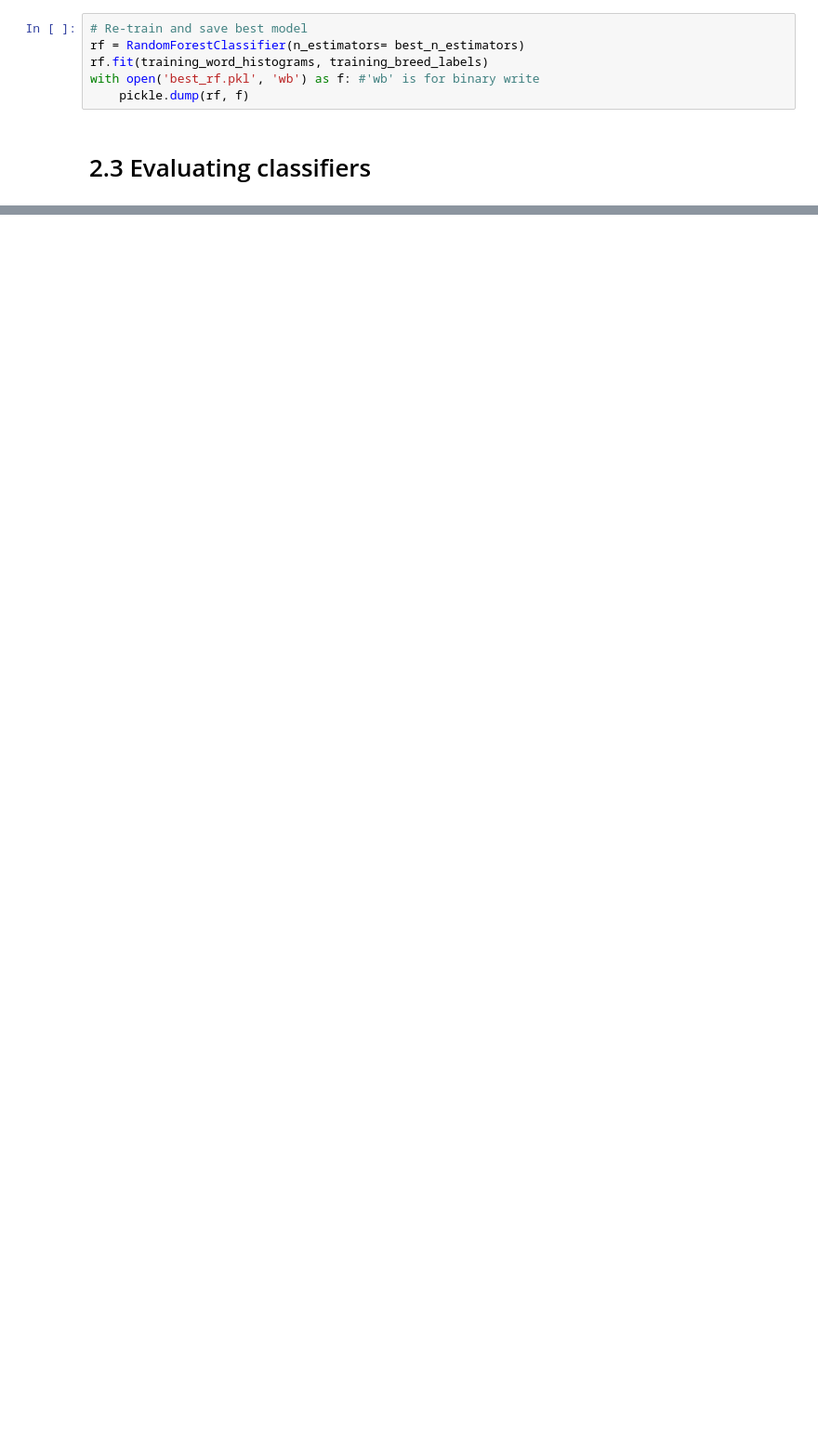
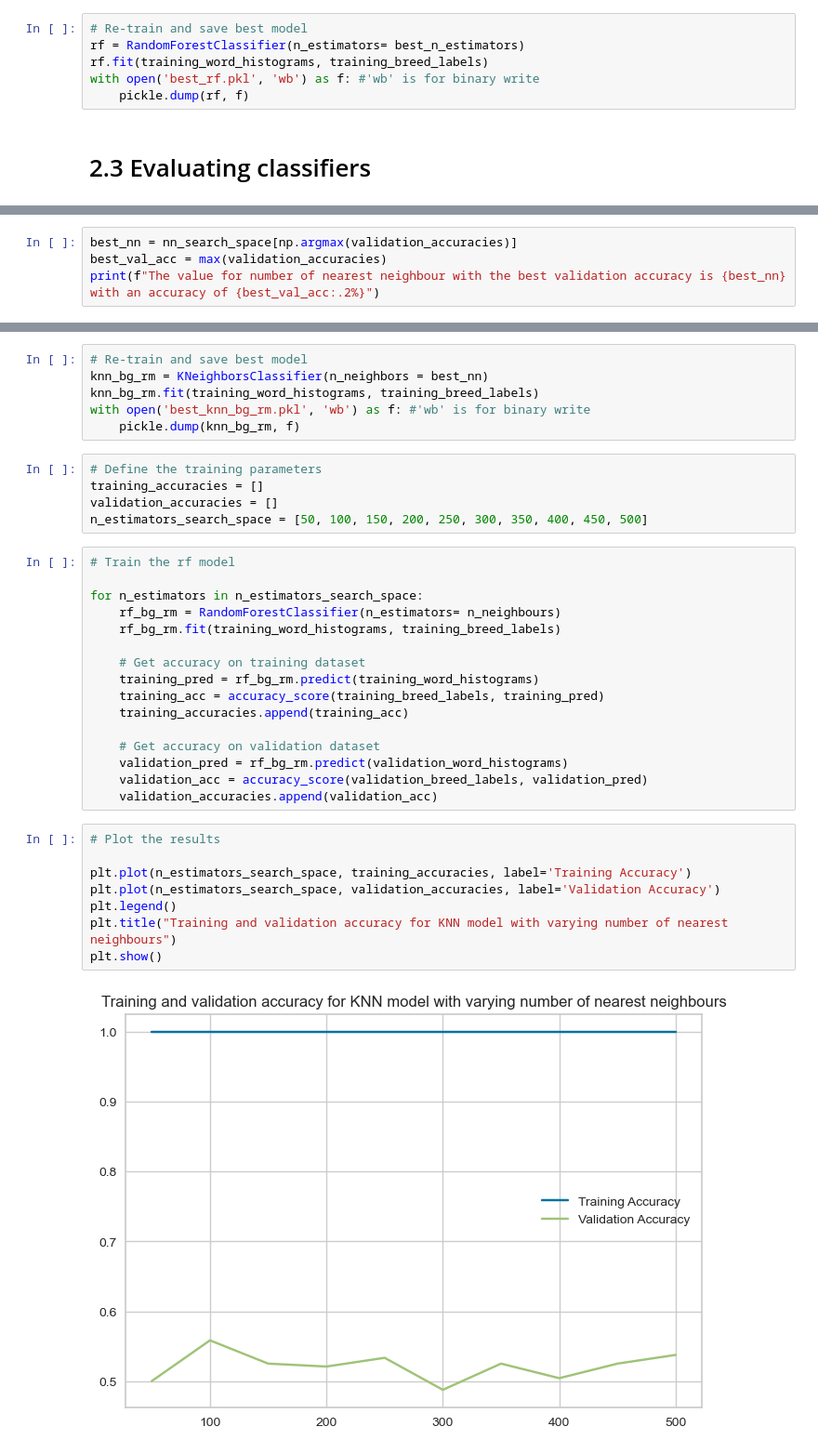
Before and after one commit to BrentonAD/SIT789-Task4-3P, a Jupyter notebook: Brenton-Adey-Notebook.ipynb, the cells around one changed output, grey strips where cells are left out. Shown at 93% size. Cells and saved outputs as stored; diff of their text form; blank space fills up the shorter version.

```diff
--- a/Brenton-Adey-Notebook.ipynb
+++ b/Brenton-Adey-Notebook.ipynb
@@ -398,0 +479,4 @@ plt.show()
+# %%
+best_nn = nn_search_space[np.argmax(validation_accuracies)]
+best_val_acc = max(validation_accuracies)
+print(f"The value for number of nearest neighbour with the best validation accuracy is {best_nn} with an accuracy of {best_val_acc:.2%}")
@@ -398,0 +485,37 @@ plt.show()
+# %%
+# Re-train and save best model
+knn_bg_rm = KNeighborsClassifier(n_neighbors = best_nn)
+knn_bg_rm.fit(training_word_histograms, training_breed_labels)
+with open('best_knn_bg_rm.pkl', 'wb') as f: #'wb' is for binary write
+    pickle.dump(knn_bg_rm, f)
+# %%
+# Define the training parameters
+training_accuracies = []
+validation_accuracies = []
+n_estimators_search_space = [50, 100, 150, 200, 250, 300, 350, 400, 450, 500]
+# %%
+# Train the rf model
+
+for n_estimators in n_estimators_search_space:
+    rf_bg_rm = RandomForestClassifier(n_estimators= n_neighbours)
+    rf_bg_rm.fit(training_word_histograms, training_breed_labels)
+
+    # Get accuracy on training dataset
+    training_pred = rf_bg_rm.predict(training_word_histograms)
+    training_acc = accuracy_score(training_breed_labels, training_pred)
+    training_accuracies.append(training_acc)
+
+    # Get accuracy on validation dataset
+    validation_pred = rf_bg_rm.predict(validation_word_histograms)
+    validation_acc = accuracy_score(validation_breed_labels, validation_pred)
+    validation_accuracies.append(validation_acc)
+# %%
+# Plot the results
+
+plt.plot(n_estimators_search_space, training_accuracies, label='Training Accuracy')
+plt.plot(n_estimators_search_space, validation_accuracies, label='Validation Accuracy')
+plt.legend()
+plt.title("Training and validation accuracy for KNN model with varying number of nearest neighbours")
+plt.show()
+# %% [output]
+[figure, added]
```
Also changed, not shown: parts of 26 cells of this notebook, 1 other file.
